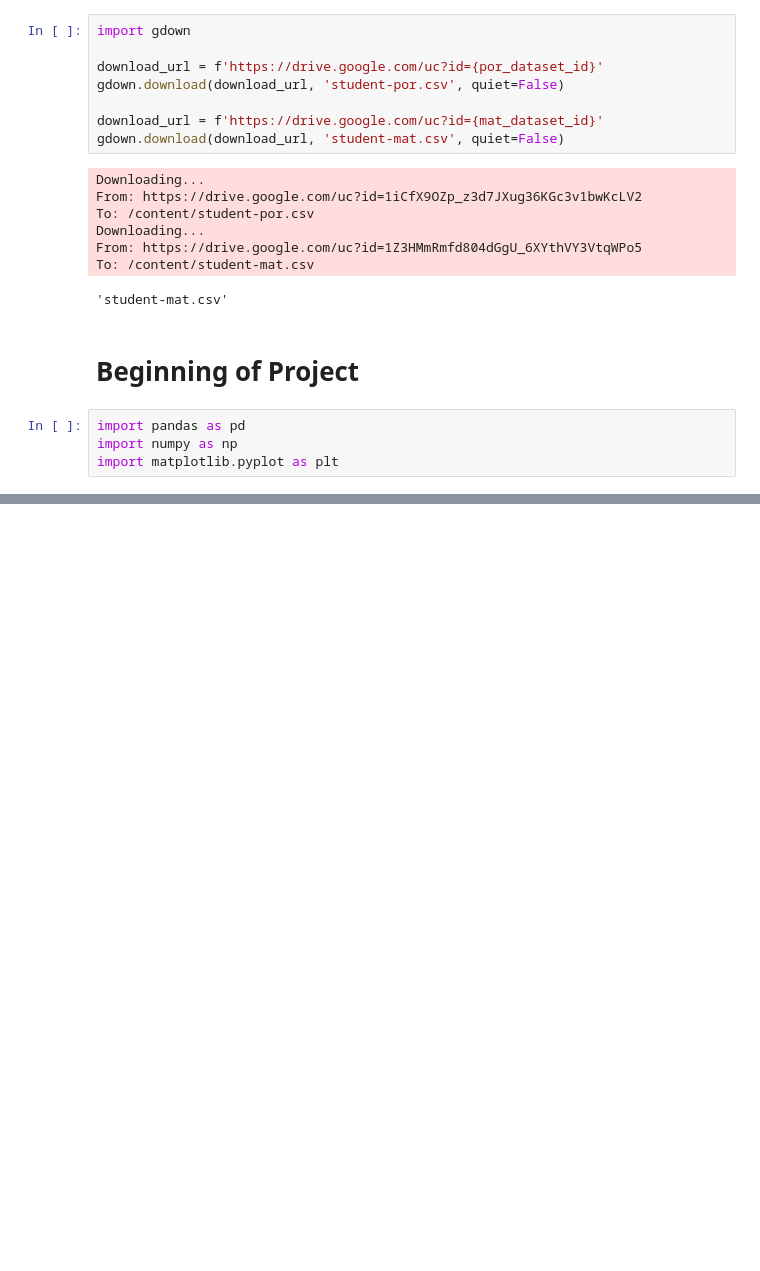
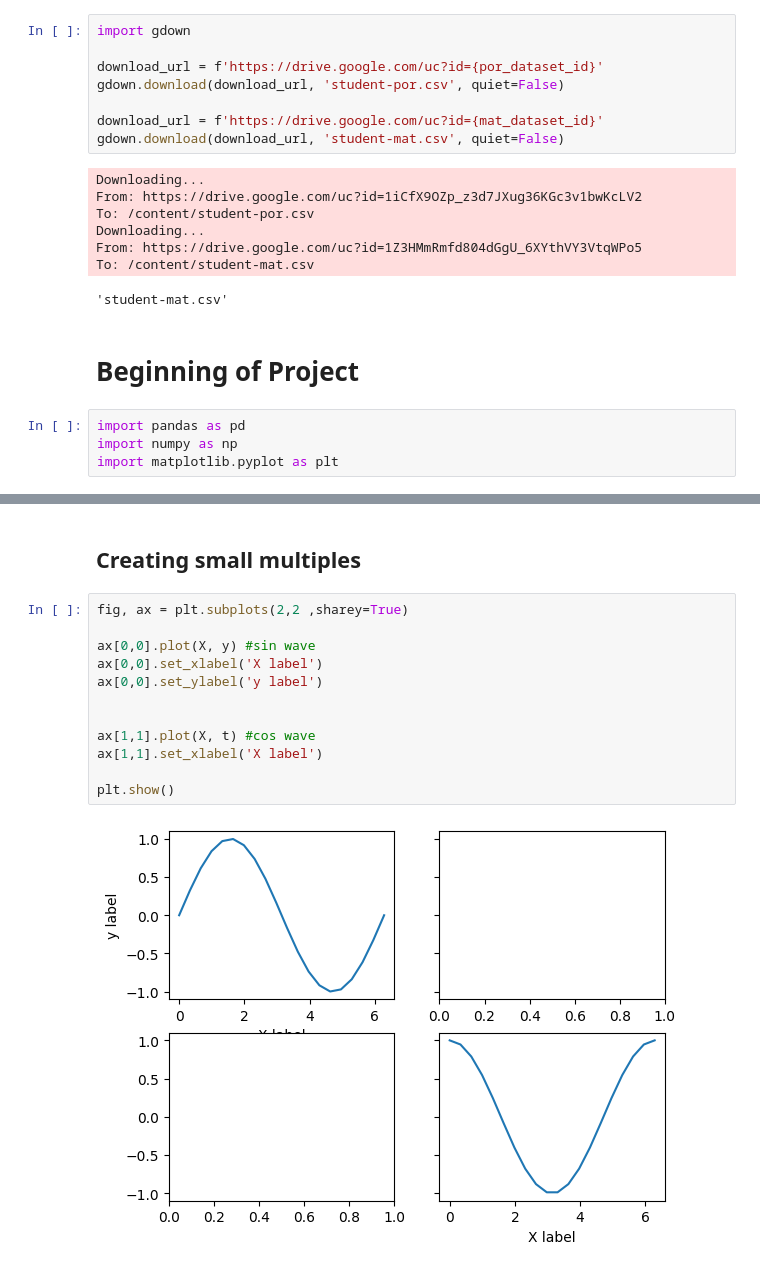
Before and after one commit to shant-kolekar/dataAnalyticsEssentialModules, a Jupyter notebook: matplotlib.ipynb, the cells around one changed output, grey strips where cells are left out. Cells and saved outputs as stored; diff of their text form; blank space fills up the shorter version.

```diff
--- a/matplotlib.ipynb
+++ b/matplotlib.ipynb
@@ -94,0 +173,16 @@ import matplotlib.pyplot as plt
+# %% [markdown]
+## Creating small multiples
+# %%
+fig, ax = plt.subplots(2,2 ,sharey=True)
+
+ax[0,0].plot(X, y) #sin wave
+ax[0,0].set_xlabel('X label')
+ax[0,0].set_ylabel('y label')
+
+
+ax[1,1].plot(X, t) #cos wave
+ax[1,1].set_xlabel('X label')
+
+plt.show()
+# %% [output]
+[figure, added]
```
Also changed, not shown: parts of 10 cells of this notebook.
